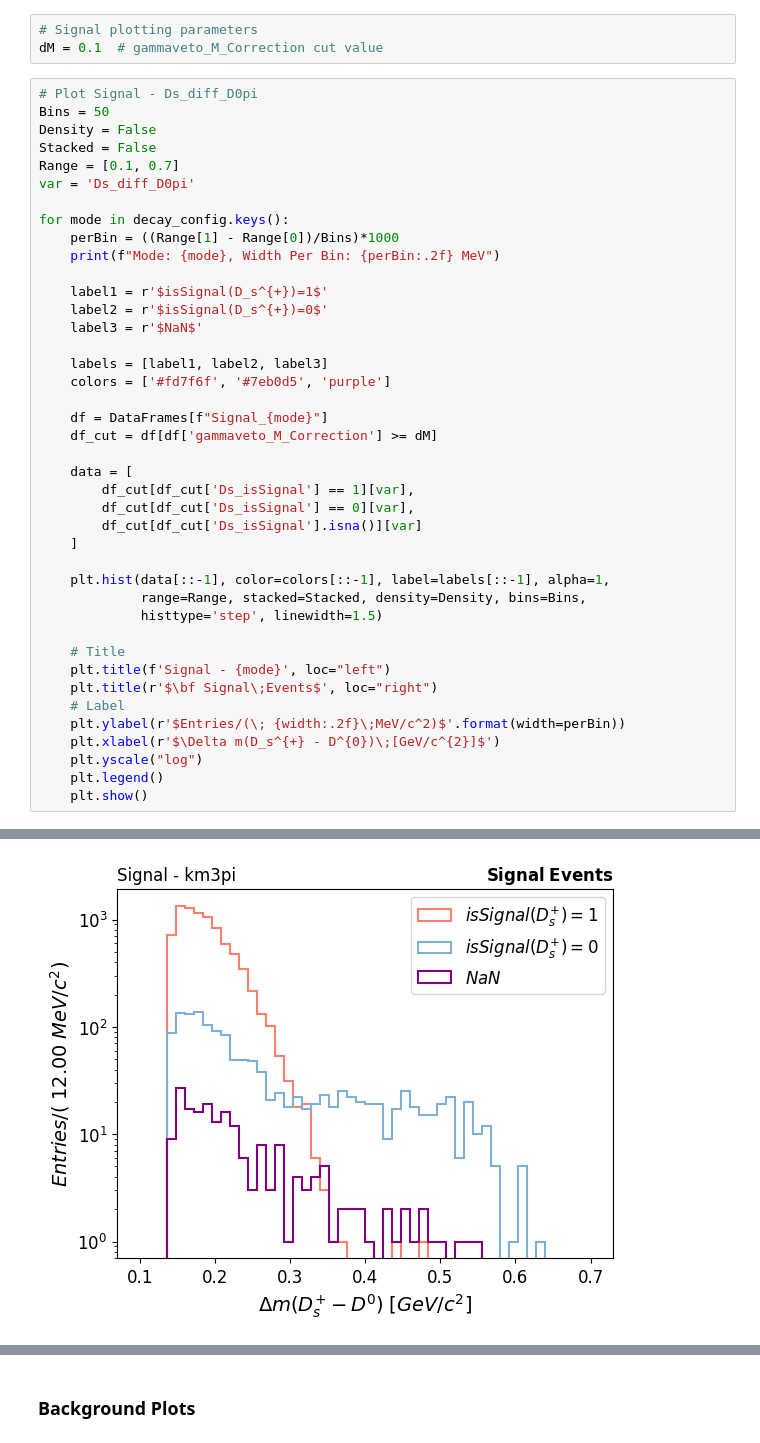
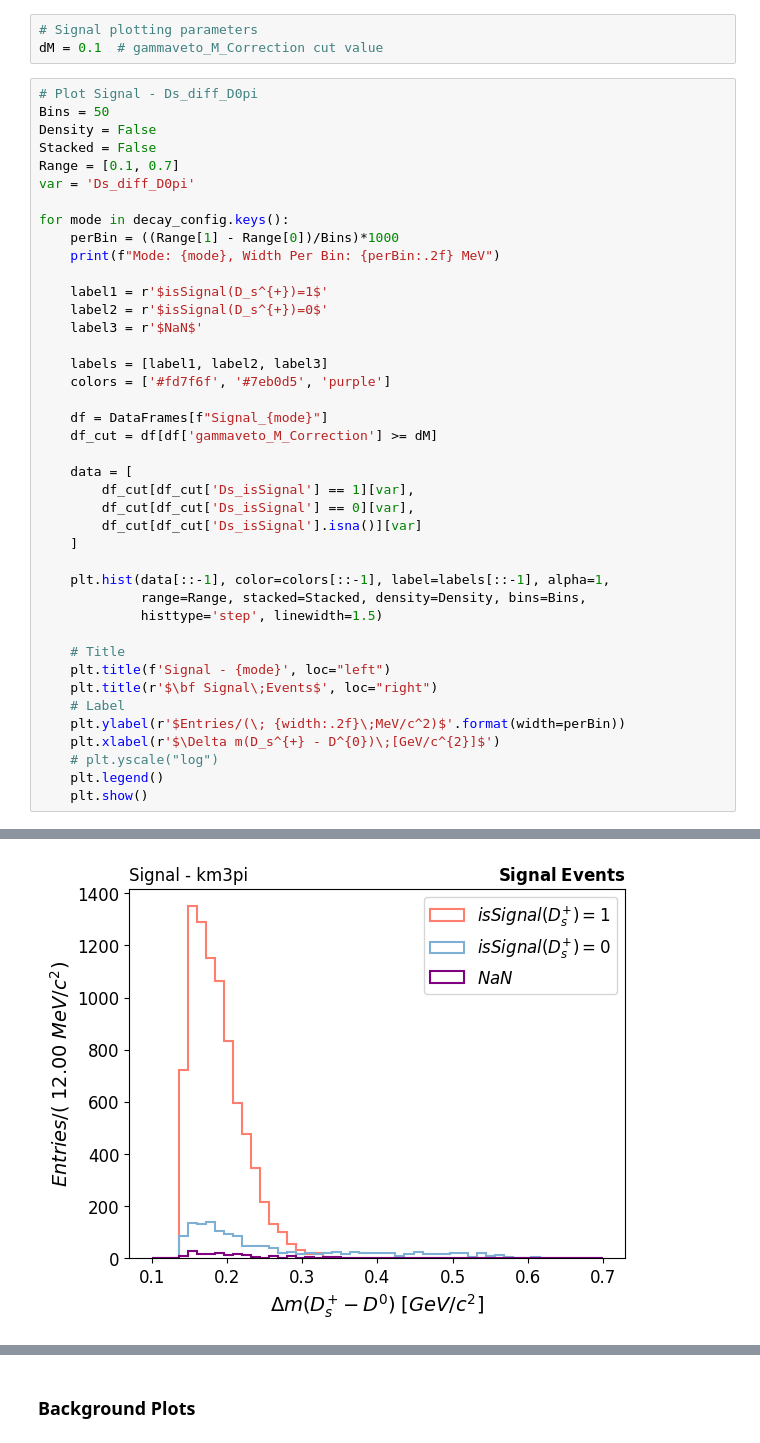
Before and after one commit to AdilmubarakHEP/Ds2D0enue_Analysis, a Jupyter notebook: 07-Python/Plots_and_Tables/AL02-Baseline_Sample_Analysis.ipynb, the cells around one changed output, grey strips where cells are left out. Cells and saved outputs as stored; diff of their text form.

```diff
--- a/07-Python/Plots_and_Tables/AL02-Baseline_Sample_Analysis.ipynb
+++ b/07-Python/Plots_and_Tables/AL02-Baseline_Sample_Analysis.ipynb
@@ -216,7 +215,7 @@ for mode in decay_config.keys():
     # Label
     plt.ylabel(r'$Entries/(\; {width:.2f}\;MeV/c^2)$'.format(width=perBin))
     plt.xlabel(r'$\Delta m(D_s^{+} - D^{0})\;[GeV/c^{2}]$')
-    plt.yscale("log")
+    # plt.yscale("log")
     plt.legend()
     plt.show()
 # %% [output]
@@ -225,3 +224,3 @@ Mode: kmpip, Width Per Bin: 12.00 MeV
 Mode: km3pi, Width Per Bin: 12.00 MeV
-[figure, old version]
+[figure, new version]
 Mode: kmpippi0_eff20_May2020, Width Per Bin: 12.00 MeV
```
Also changed, not shown: parts of 5 cells of this notebook, 1 other file.
